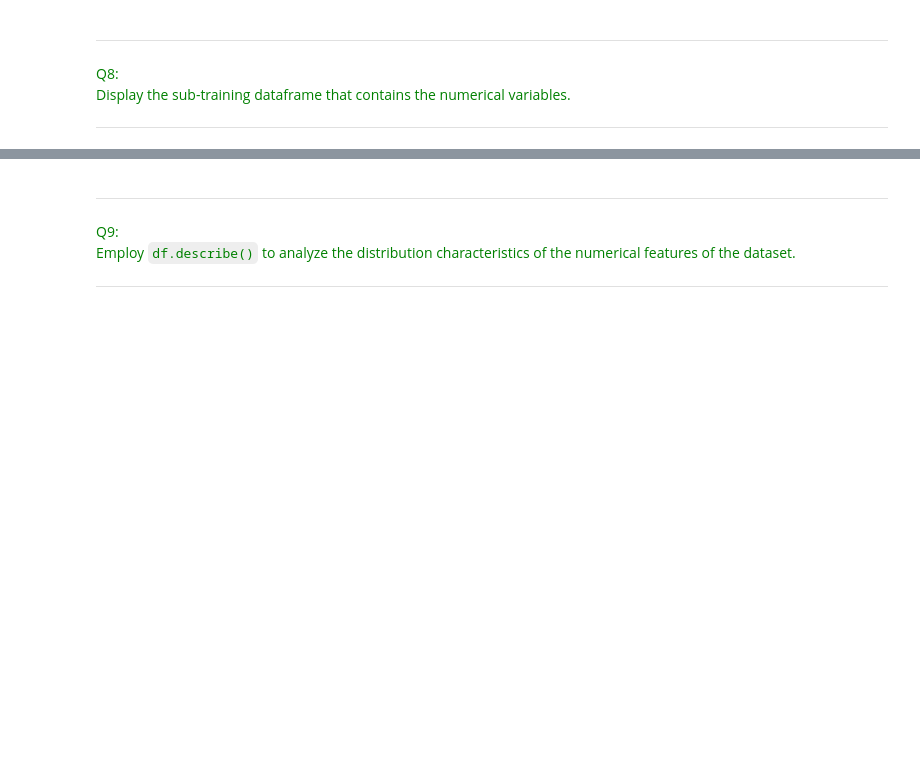
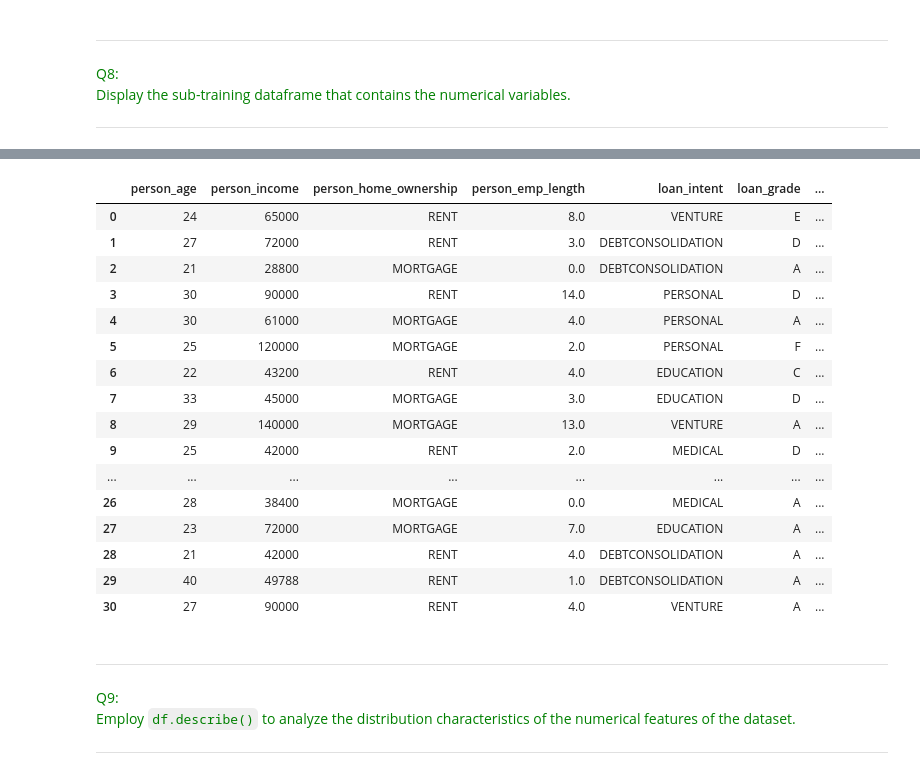
Before and after one commit to shmiiing/machine_learning, a Jupyter notebook: Programming_Sessions/Programming_Session_2/Programming_Session_2.ipynb, the cells around one changed output, grey strips where cells are left out. Saved outputs shown, nothing was run; the diff lists cells and outputs as text; code cells hidden in the pictures; blank space fills up the shorter version.

```diff
--- a/Programming_Sessions/Programming_Session_2/Programming_Session_2.ipynb
+++ b/Programming_Sessions/Programming_Session_2/Programming_Session_2.ipynb
@@ -244,3 +236,23 @@ Display the sub-training dataframe that contains the numerical variables.
+# %%
+df.loc[]
+# %% [output]
+|  | person_age | person_income | person_home_ownership | person_emp_length | loan_intent | loan_grade | ... |
+| 0 | 24 | 65000 | RENT | 8.0 | VENTURE | E | ... |
+| 1 | 27 | 72000 | RENT | 3.0 | DEBTCONSOLIDATION | D | ... |
+| 2 | 21 | 28800 | MORTGAGE | 0.0 | DEBTCONSOLIDATION | A | ... |
+| 3 | 30 | 90000 | RENT | 14.0 | PERSONAL | D | ... |
+| 4 | 30 | 61000 | MORTGAGE | 4.0 | PERSONAL | A | ... |
+| 5 | 25 | 120000 | MORTGAGE | 2.0 | PERSONAL | F | ... |
+| 6 | 22 | 43200 | RENT | 4.0 | EDUCATION | C | ... |
+| 7 | 33 | 45000 | MORTGAGE | 3.0 | EDUCATION | D | ... |
+| 8 | 29 | 140000 | MORTGAGE | 13.0 | VENTURE | A | ... |
+| 9 | 25 | 42000 | RENT | 2.0 | MEDICAL | D | ... |
+| ... | ... | ... | ... | ... | ... | ... | ... |
+| 26 | 28 | 38400 | MORTGAGE | 0.0 | MEDICAL | A | ... |
+| 27 | 23 | 72000 | MORTGAGE | 7.0 | EDUCATION | A | ... |
+| 28 | 21 | 42000 | RENT | 4.0 | DEBTCONSOLIDATION | A | ... |
+| 29 | 40 | 49788 | RENT | 1.0 | DEBTCONSOLIDATION | A | ... |
+| 30 | 27 | 90000 | RENT | 4.0 | VENTURE | A | ... |
 # %% [markdown]
 ---
 <font color=green>Q9:</font>
```
Also changed, not shown: parts of 3 cells of this notebook.
